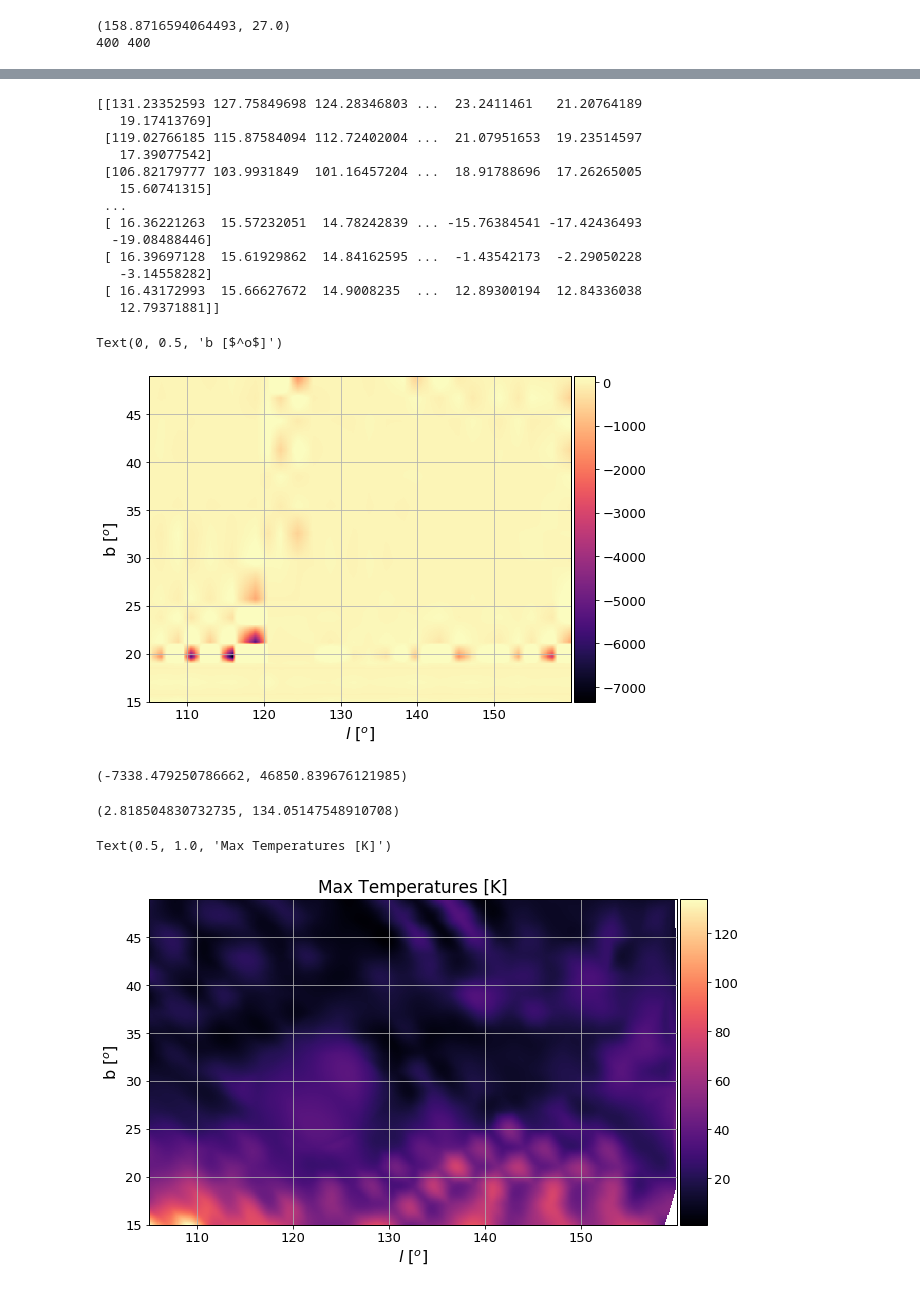
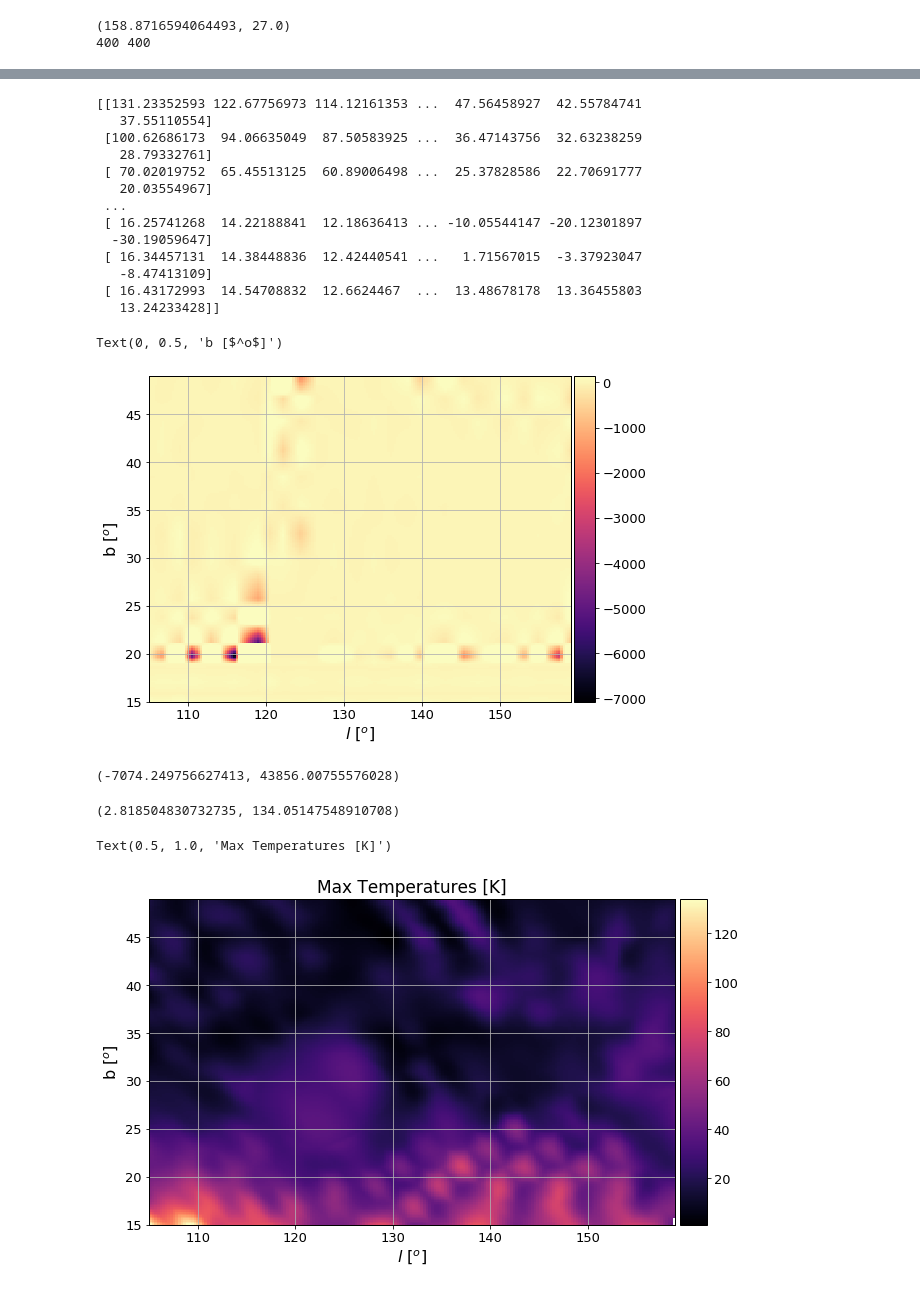
Before and after one commit to James11222/radiolab_repo, a Jupyter notebook: lab4/Emily/lab4.ipynb, the cells around one changed output, grey strips where cells are left out. Drawn from its saved outputs; the diff is of its cells as text; code cells hidden in the pictures.

Commit message:
temp plot

```diff
--- a/lab4/Emily/lab4.ipynb
+++ b/lab4/Emily/lab4.ipynb
@@ -316,7 +307,7 @@ plt.ylim(0.006,)
 # %%
-l_min, l_max = 105, 159.996
+l_min, l_max = 105, 159
 b_min, b_max = 15, 49
-resolution = 500
+resolution = 200
 lrange, brange = np.linspace(l_min, l_max, resolution), np.linspace(b_min, b_max, resolution)
 print(lrange.shape, brange.shape)
 Lgrid, Bgrid = np.meshgrid(lrange, brange)
@@ -337,19 +332,19 @@ print(interpolated_temps)
 temps = interpolated_temps(lrange, brange)
 print(temps)
 # %% [output]
-[[131.23352593 127.75849698 124.28346803 ...  23.2411461   21.20764189
-   19.17413769]
- [119.02766185 115.87584094 112.72402004 ...  21.07951653  19.23514597
-   17.39077542]
- [106.82179777 103.9931849  101.16457204 ...  18.91788696  17.26265005
-   15.60741315]
+[[131.23352593 122.67756973 114.12161353 ...  47.56458927  42.55784741
+   37.55110554]
+ [100.62686173  94.06635049  87.50583925 ...  36.47143756  32.63238259
+   28.79332761]
+ [ 70.02019752  65.45513125  60.89006498 ...  25.37828586  22.70691777
+   20.03554967]
  ...
- [ 16.36221263  15.57232051  14.78242839 ... -15.76384541 -17.42436493
-  -19.08488446]
- [ 16.39697128  15.61929862  14.84162595 ...  -1.43542173  -2.29050228
-   -3.14558282]
- [ 16.43172993  15.66627672  14.9008235  ...  12.89300194  12.84336038
-   12.79371881]]
+ [ 16.25741268  14.22188841  12.18636413 ... -10.05544147 -20.12301897
+  -30.19059647]
+ [ 16.34457131  14.38448836  12.42440541 ...   1.71567015  -3.37923047
+   -8.47413109]
+ [ 16.43172993  14.54708832  12.6624467  ...  13.48678178  13.36455803
+   13.24233428]]
 # %%
 extent=[l_min, l_max, b_min, b_max]
 f, ax = plt.subplots(1,1, figsize=(8,6))
@@ -362,11 +357,11 @@ ax.set_ylabel('b [$^o$]')
 # plt.imshow(temps, cmap='magma', vmax=100)
 # %% [output]
 Text(0, 0.5, 'b [$^o$]')
-[figure, old version]
+[figure, new version]
 # %%
 np.min(temps), np.max(temps)
 # %% [output]
-(-7338.479250786662, 46850.839676121985)
+(-7074.249756627413, 43856.00755576028)
 # %%
 np.min(Ts), np.max(Ts)
 # %% [output]
@@ -374,24 +369,24 @@ np.min(Ts), np.max(Ts)
 # %%
 points = []
 for i in range(len(ls)):
     points.append([ls[i],bs[i]])
 grid_x, grid_y = np.mgrid[l_min:l_max:1, b_min:b_max:1]
 
 # grid_temps = griddata(points, Ts, (grid_x, grid_y), method='cubic')
 grid_temps = griddata(points, Ts, (Lgrid, Bgrid), method='cubic')
 
 extent=[l_min, l_max, b_min, b_max]
 f, ax = plt.subplots(1,1, figsize=(10,6))
 im = ax.imshow(grid_temps, origin="lower", extent=extent, cmap="magma", aspect="auto")
 divider1 = axgrid.make_axes_locatable(ax)
-cax1 = divider1.append_axes("right", size='5%', pad=0.05)
+cax1 = divider1.append_axes("right", size='5%', pad=0.07)
 plt.colorbar(im, cax=cax1)
 ax.set_xlabel('$l$ [$^o$]')
 ax.set_ylabel('b [$^o$]')
 ax.set_title('Max Temperatures [K]')
 # %% [output]
 Text(0.5, 1.0, 'Max Temperatures [K]')
-[figure, old version]
+[figure, new version]
 # %%
 print(grid_temps.shape)
 # %% [output]
```
Also changed, not shown: parts of 8 cells of this notebook.
